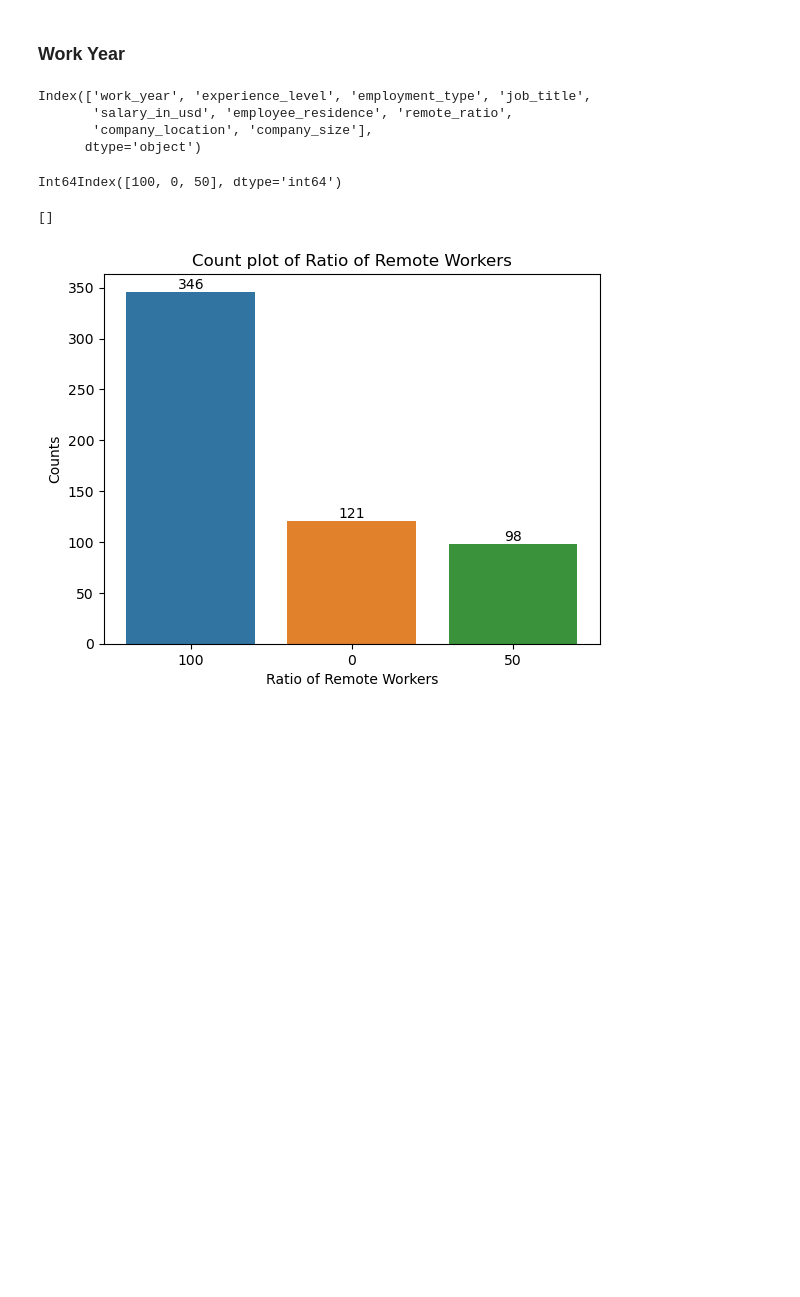
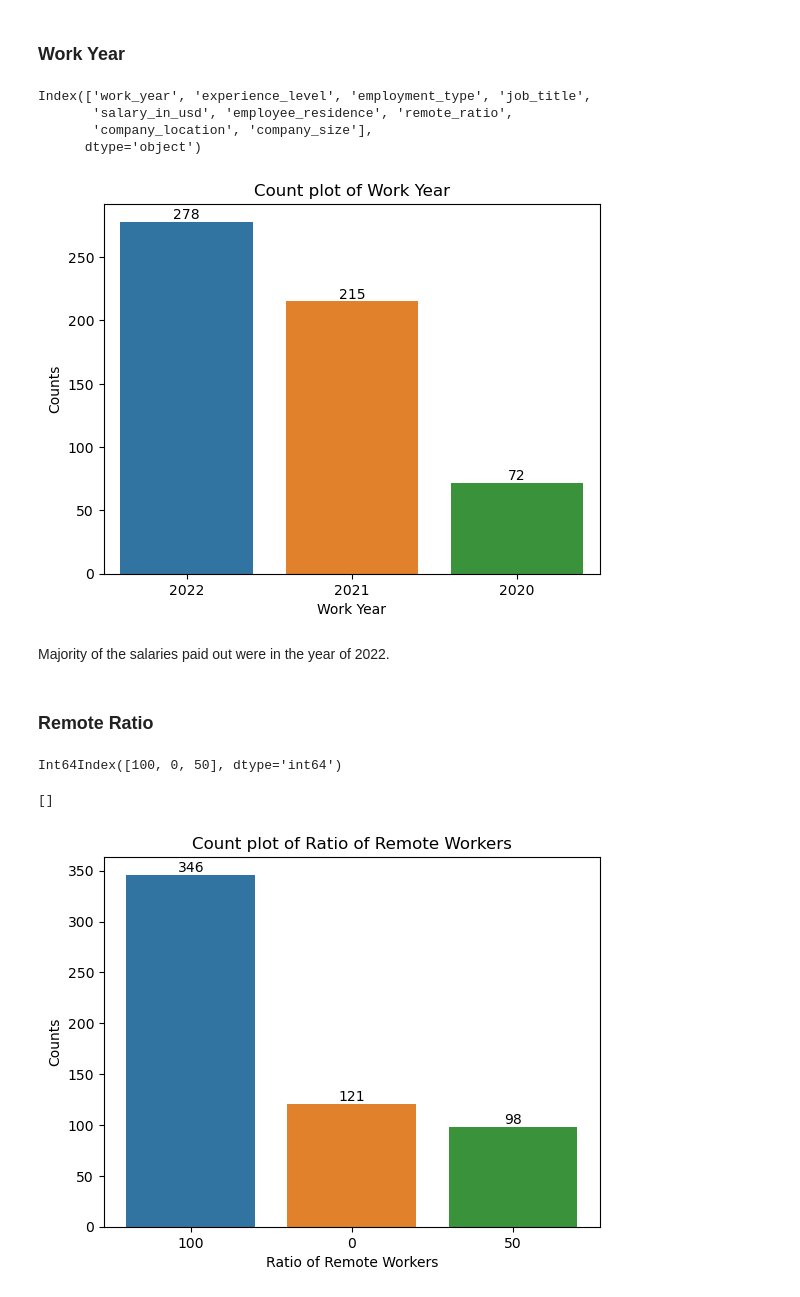
Before and after one commit to K-WeiMing/Personal_Projects, a Jupyter notebook: data_scientist_salaries/eda.ipynb, the cells around one changed output. Drawn from its saved outputs; the diff is of its cells as text; code cells hidden in the pictures; blank space fills up the shorter version.

```diff
--- a/data_scientist_salaries/eda.ipynb
+++ b/data_scientist_salaries/eda.ipynb
@@ -129,6 +137,19 @@ Index(['work_year', 'experience_level', 'employment_type', 'job_title',
        'salary_in_usd', 'employee_residence', 'remote_ratio',
        'company_location', 'company_size'],
       dtype='object')
+# %%
+plt.title("Count plot of Work Year")
+splot = sns.countplot(x = "work_year", data=df, order=df["work_year"].value_counts().sort_values(ascending=False).index)
+plt.bar_label(splot.containers[0])
+plt.xlabel("Work Year")
+plt.ylabel("Counts")
+plt.show()
+# %% [output]
+[figure, added]
+# %% [markdown]
+Majority of the salaries paid out were in the year of 2022.
+# %% [markdown]
+### Remote Ratio
 # %%
 df["remote_ratio"].value_counts().sort_values(ascending=False).index
 # %% [output]
```
Also changed, not shown: parts of 8 cells of this notebook.
